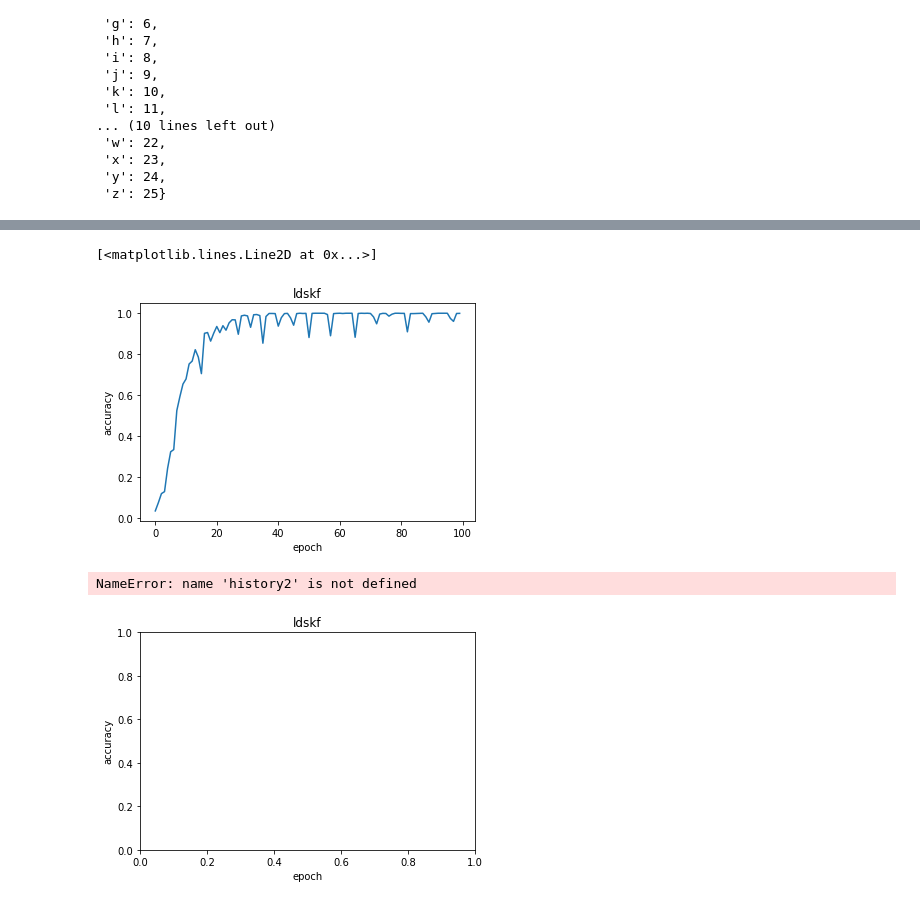
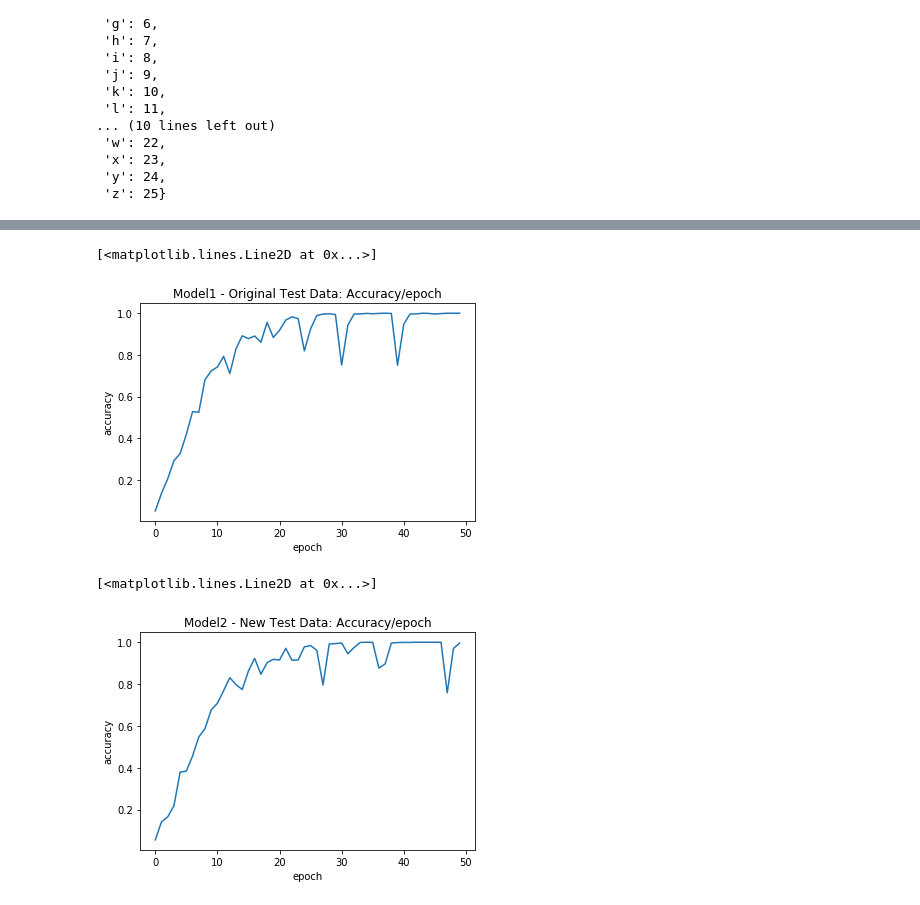
Before and after one commit to abigailfrancis/EE382_ASL_recognition, a Jupyter notebook: Data_Preprocessing.ipynb, the cells around one changed output, grey strips where cells are left out. Cells and saved outputs as stored; diff of their text form; code cells hidden in the pictures.

Commit message:
Added Plots & added combination of regularized and not regularized models

```diff
--- a/Data_Preprocessing.ipynb
+++ b/Data_Preprocessing.ipynb
@@ -210,4 +363,4 @@ FileNotFoundError: [Errno 2] No such file or directory: './raw data/asl_dataset_
 # %%
-history2 = model2.fit(train_generator, epochs=40, validation_data=test_lg)
+history2 = model2.fit(train_generator, epochs=50, validation_data=test_lg)
 # %% [output]
 Train for 5 steps, validate for 26 steps
@@ -231,18 +423,18 @@ KeyboardInterrupt:
 # %%
 plt.figure()
-plt.title("ldskf")
+plt.title("Model1 - Original Test Data: Accuracy/epoch")
 plt.xlabel('epoch')
 plt.ylabel('accuracy')
 plt.plot(history.history['accuracy'])
 # %% [output]
 [<matplotlib.lines.Line2D at 0x...>]
-[figure, old version]
+[figure, new version]
 # %%
 plt.figure()
-plt.title("ldskf")
+plt.title("Model2 - New Test Data: Accuracy/epoch")
 plt.xlabel('epoch')
 plt.ylabel('accuracy')
 plt.plot(history2.history['accuracy'])
 # %% [output]
-NameError: name 'history2' is not defined
+[<matplotlib.lines.Line2D at 0x...>]
-[figure, old version]
+[figure, new version]
```
Also changed, not shown: parts of 28 cells of this notebook.
